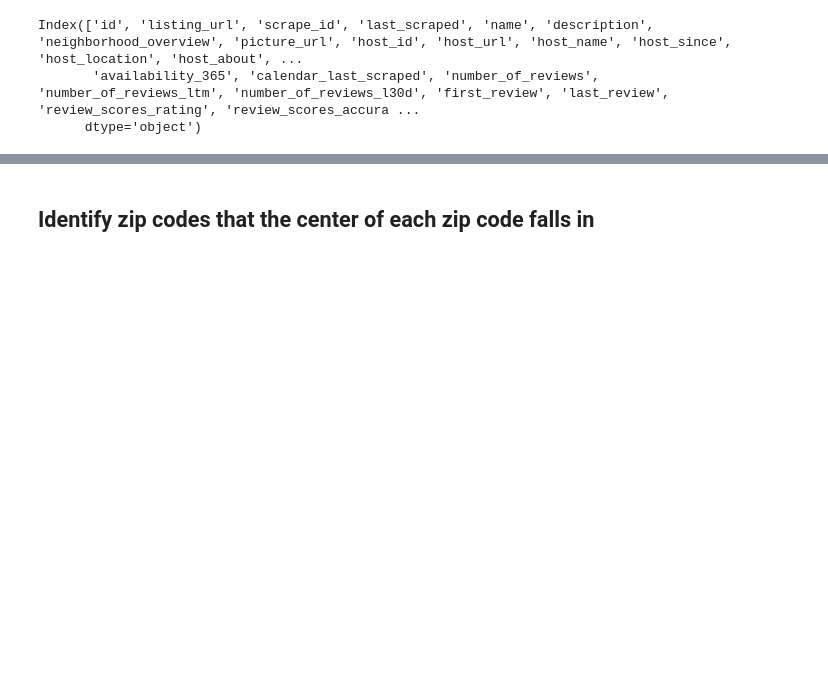
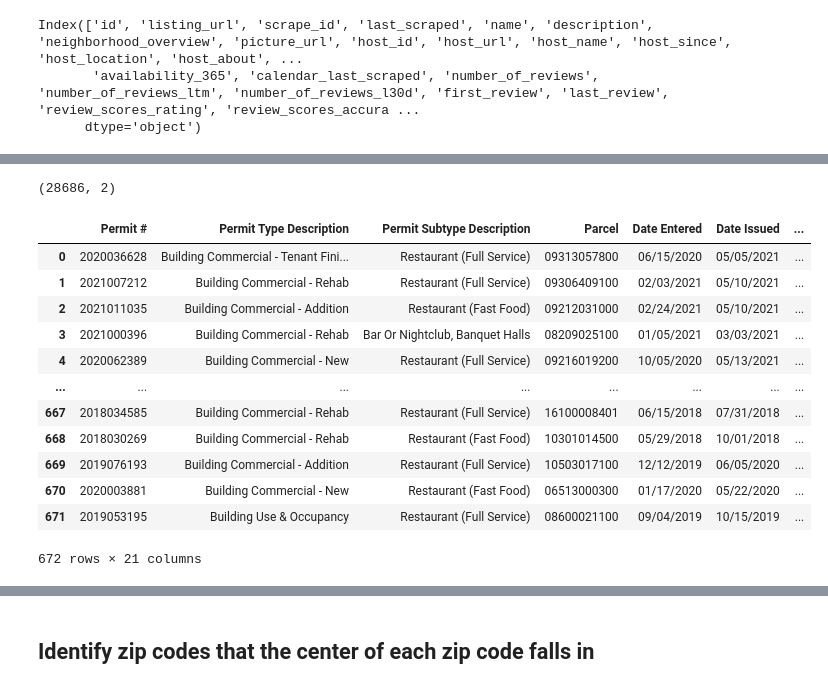
Before and after one commit to matttparker/airbnb-sentiments, a Jupyter notebook: notebooks/data_inspect.ipynb, the cells around one changed output, grey strips where cells are left out. Drawn from its saved outputs; the diff is of its cells as text; code cells hidden in the pictures; blank space fills up the shorter version.

```diff
--- a/notebooks/data_inspect.ipynb
+++ b/notebooks/data_inspect.ipynb
@@ -666,0 +723,4 @@ airbnb.head()
+# %%
+# https://data.nashville.gov/Licenses-Permits/Building-Permits-Issued/3h5w-q8b7
+# OCCUPANCY PERMITS
+occupancy_permits = pd.read_csv('../data/Building_Permits_Issued.csv')
@@ -666,0 +764,3 @@ airbnb.head()
+# %%
+# Import occupancy_geo and merge
+occupancy_geo = pd.read_csv('../data/occupancy_geo.csv', dtype=str)
@@ -666,0 +776,25 @@ airbnb.head()
+# %%
+occupancy_geo.shape
+# %% [output]
+(28686, 2)
+# %%
+restaurants = restaurants.drop_duplicates('Permit #')
+occupancy_geo = occupancy_geo.drop_duplicates('Permit #')
+# %%
+restaurants = restaurants.merge(occupancy_geo, on='Permit #', how='left')
+# %%
+restaurants
+# %% [output]
+|  | Permit # | Permit Type Description | Permit Subtype Description | Parcel | Date Entered | Date Issued | ... |
+| 0 | 2020036628 | Building Commercial - Tenant Fini... | Restaurant (Full Service) | 09313057800 | 06/15/2020 | 05/05/2021 | ... |
+| 1 | 2021007212 | Building Commercial - Rehab | Restaurant (Full Service) | 09306409100 | 02/03/2021 | 05/10/2021 | ... |
+| 2 | 2021011035 | Building Commercial - Addition | Restaurant (Fast Food) | 09212031000 | 02/24/2021 | 05/10/2021 | ... |
+| 3 | 2021000396 | Building Commercial - Rehab | Bar Or Nightclub, Banquet Halls | 08209025100 | 01/05/2021 | 03/03/2021 | ... |
+| 4 | 2020062389 | Building Commercial - New | Restaurant (Full Service) | 09216019200 | 10/05/2020 | 05/13/2021 | ... |
+| ... | ... | ... | ... | ... | ... | ... | ... |
+| 667 | 2018034585 | Building Commercial - Rehab | Restaurant (Full Service) | 16100008401 | 06/15/2018 | 07/31/2018 | ... |
+| 668 | 2018030269 | Building Commercial - Rehab | Restaurant (Fast Food) | 10301014500 | 05/29/2018 | 10/01/2018 | ... |
+| 669 | 2019076193 | Building Commercial - Addition | Restaurant (Full Service) | 10503017100 | 12/12/2019 | 06/05/2020 | ... |
+| 670 | 2020003881 | Building Commercial - New | Restaurant (Fast Food) | 06513000300 | 01/17/2020 | 05/22/2020 | ... |
+| 671 | 2019053195 | Building Use & Occupancy | Restaurant (Full Service) | 08600021100 | 09/04/2019 | 10/15/2019 | ... |
+672 rows × 21 columns
```
Also changed, not shown: parts of 193 cells of this notebook.
